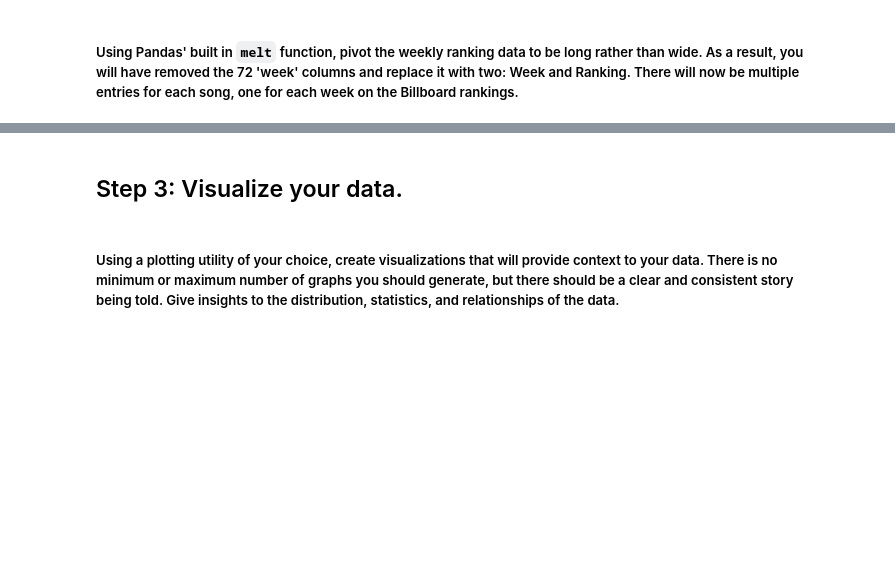
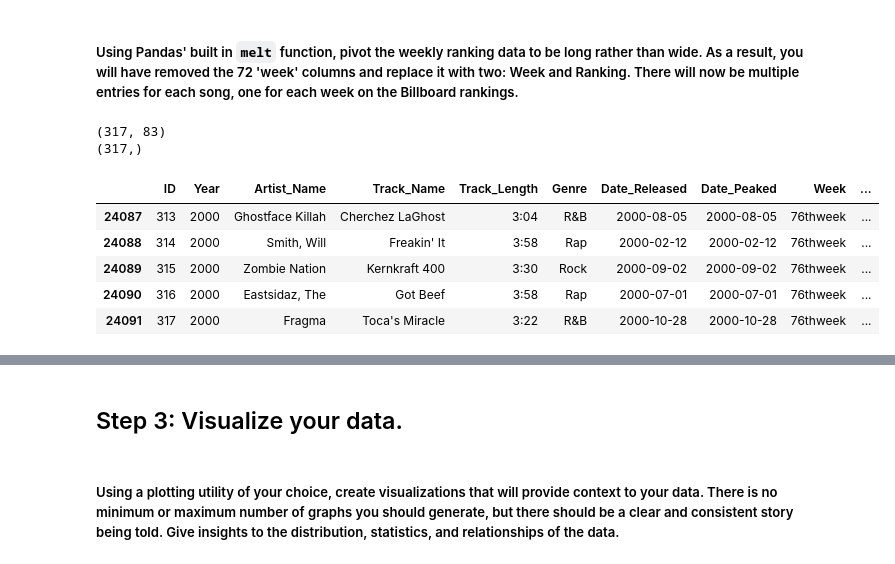
Before and after one commit to jrcmalunay/DSI-SF-1-JRCMALUNAY, a Jupyter notebook: projects/project-02/starter-code/project_2.ipynb, the cells around one changed output, grey strips where cells are left out. Saved outputs shown, nothing was run; the diff lists cells and outputs as text; code cells hidden in the pictures; blank space fills up the shorter version.

```diff
--- a/projects/project-02/starter-code/project_2.ipynb
+++ b/projects/project-02/starter-code/project_2.ipynb
@@ -52,2 +141,28 @@ pd.DataFrame(music_dict)
 # %% [markdown]
 ##### Using Pandas' built in `melt` function, pivot the weekly ranking data to be long rather than wide. As a result, you will have removed the 72 'week' columns and replace it with two: Week and Ranking. There will now be multiple entries for each song, one for each week on the Billboard rankings.
+# %%
+#Used the format to change wide format to long format with the pd.melt pandas function
+subject_ids = np.arange(1, billboard.shape[0]+1)
+print billboard.shape
+print subject_ids.shape
+
+billboard['ID'] = subject_ids
+
+
+billboard_long = pd.melt(billboard,
+                        id_vars = ['ID','Year','Artist_Name','Track_Name','Track_Length','Genre','Date_Released',
+                                   'Date_Peaked'],
+                        value_vars=None,
+                        var_name='Week',
+                        value_name='Ranking'
+                        )
+billboard_long.tail()
+# %% [output]
+(317, 83)
+(317,)
+|  | ID | Year | Artist_Name | Track_Name | Track_Length | Genre | Date_Released | Date_Peaked | Week | ... |
+| 24087 | 313 | 2000 | Ghostface Killah | Cherchez LaGhost | 3:04 | R&B | 2000-08-05 | 2000-08-05 | 76thweek | ... |
+| 24088 | 314 | 2000 | Smith, Will | Freakin' It | 3:58 | Rap | 2000-02-12 | 2000-02-12 | 76thweek | ... |
+| 24089 | 315 | 2000 | Zombie Nation | Kernkraft 400 | 3:30 | Rock | 2000-09-02 | 2000-09-02 | 76thweek | ... |
+| 24090 | 316 | 2000 | Eastsidaz, The | Got Beef | 3:58 | Rap | 2000-07-01 | 2000-07-01 | 76thweek | ... |
+| 24091 | 317 | 2000 | Fragma | Toca's Miracle | 3:22 | R&B | 2000-10-28 | 2000-10-28 | 76thweek | ... |
```
Also changed, not shown: parts of 17 cells of this notebook.
